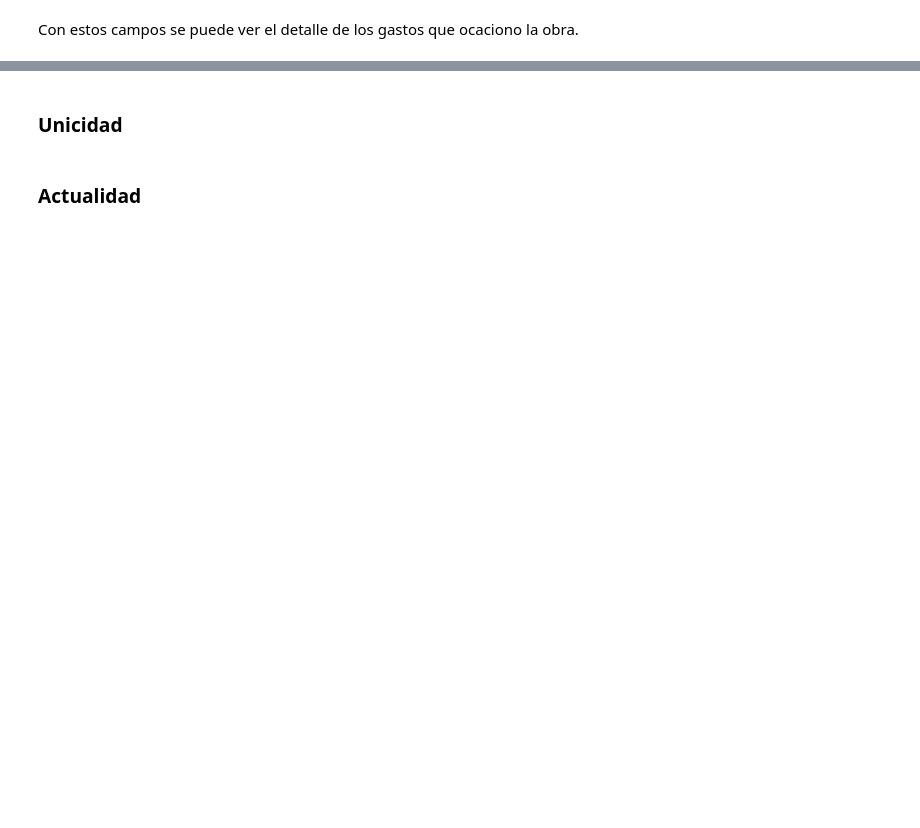
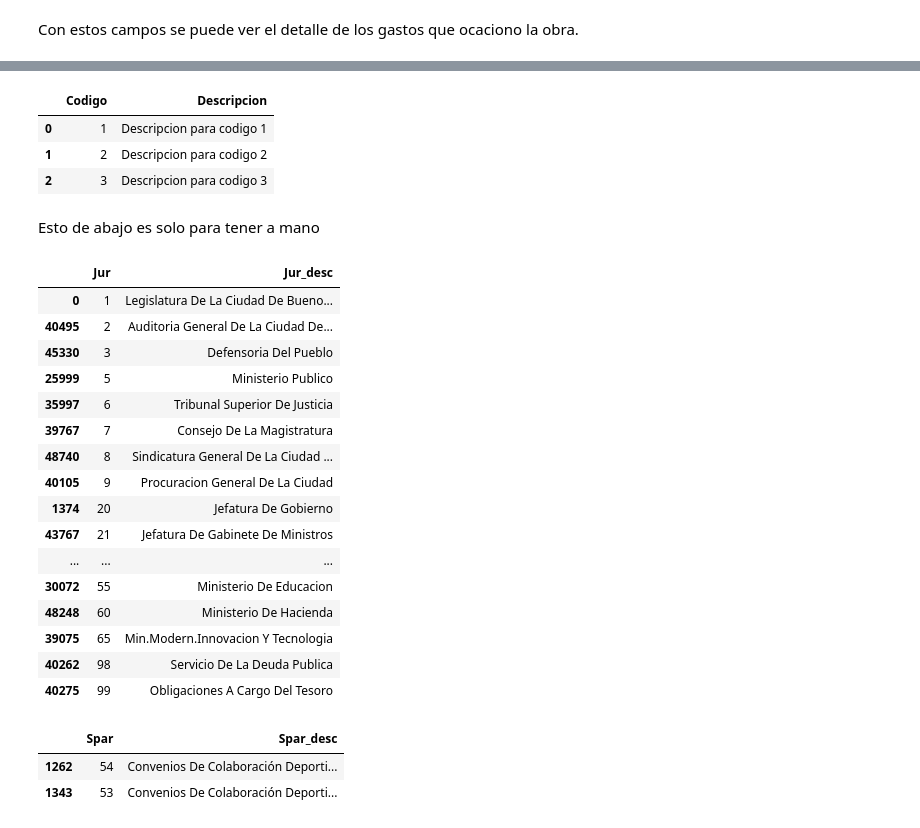
Before and after one commit to dhsantos/Calidad-De-Datos, a Jupyter notebook: asignaciones/tp-aprox_calidad/tp.ipynb, the cells around one changed output, grey strips where cells are left out. Cells and saved outputs as stored; diff of their text form; code cells hidden in the pictures; blank space fills up the shorter version.

```diff
--- a/asignaciones/tp-aprox_calidad/tp.ipynb
+++ b/asignaciones/tp-aprox_calidad/tp.ipynb
@@ -373,4 +168,14 @@ plt.show()
-# %% [markdown]
-### Unicidad
-# %% [markdown]
-### Actualidad
+# %%
+X = {'Codigo': [1,2,3],
+        'Descripcion': ['Descripcion para codigo 1','Descripcion para codigo 2','Descripcion para codigo 3'],
+        }
+
+df = pd.DataFrame(X, columns= ['Codigo', 'Descripcion'])
+display(df)
+# %% [output]
+|  | Codigo | Descripcion |
+| 0 | 1 | Descripcion para codigo 1 |
+| 1 | 2 | Descripcion para codigo 2 |
+| 2 | 3 | Descripcion para codigo 3 |
+# %% [markdown]
+Esto de abajo es solo para tener a mano
@@ -376,0 +187,22 @@ plt.show()
+# %%
+df_car = presupuesto[["Jur", "Jur_desc"]].sort_values(by=['Jur']).drop_duplicates()
+#pd.set_option('display.max_rows', 38)
+display(df_car)
+# %% [output]
+|  | Jur | Jur_desc |
+| 0 | 1 | Legislatura De La Ciudad De Bueno... |
+| 40495 | 2 | Auditoria General De La Ciudad De... |
+| 45330 | 3 | Defensoria Del Pueblo |
+| 25999 | 5 | Ministerio Publico |
+| 35997 | 6 | Tribunal Superior De Justicia |
+| 39767 | 7 | Consejo De La Magistratura |
+| 48740 | 8 | Sindicatura General De La Ciudad ... |
+| 40105 | 9 | Procuracion General De La Ciudad |
+| 1374 | 20 | Jefatura De Gobierno |
+| 43767 | 21 | Jefatura De Gabinete De Ministros |
+| ... | ... | ... |
+| 30072 | 55 | Ministerio De Educacion |
+| 48248 | 60 | Ministerio De Hacienda |
+| 39075 | 65 | Min.Modern.Innovacion Y Tecnologia |
+| 40262 | 98 | Servicio De La Deuda Publica |
+| 40275 | 99 | Obligaciones A Cargo Del Tesoro |
@@ -376,0 +216,11 @@ plt.show()
+# %%
+df_actividad = presupuesto[["Spar","Spar_desc"]]
+df_actividad = df_actividad.drop_duplicates()
+df_actividad = df_actividad.query('Spar_desc.str.contains("Convenios De Colaboración Deportiva")', engine='python')
+df_actividad = df_actividad.sort_values(by="Spar_desc")
+
+display(df_actividad)
+# %% [output]
+|  | Spar | Spar_desc |
+| 1262 | 54 | Convenios De Colaboración Deporti... |
+| 1343 | 53 | Convenios De Colaboración Deporti... |
```
Also changed, not shown: parts of 27 cells of this notebook, 4 other files.
